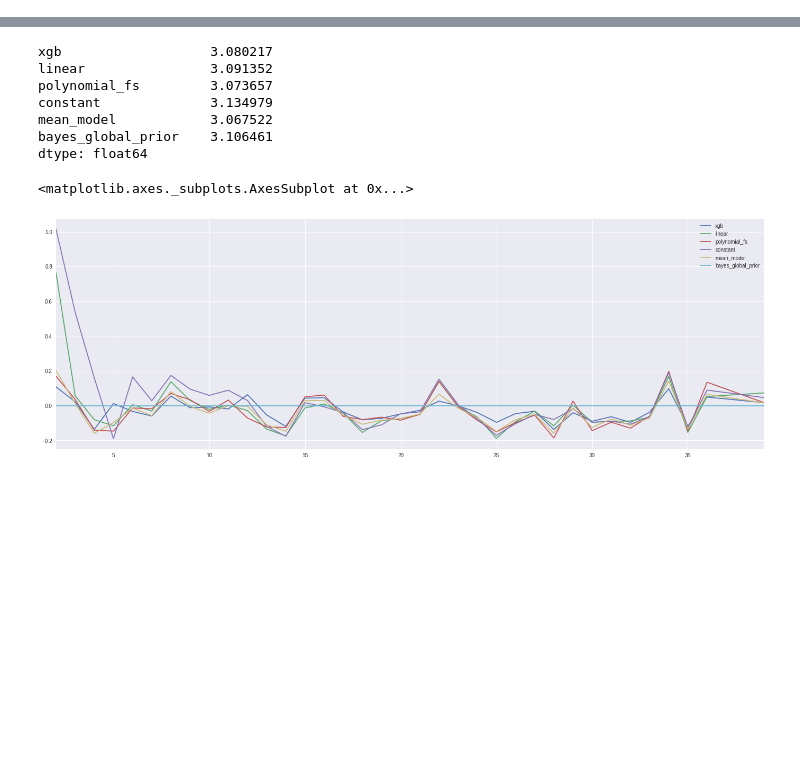
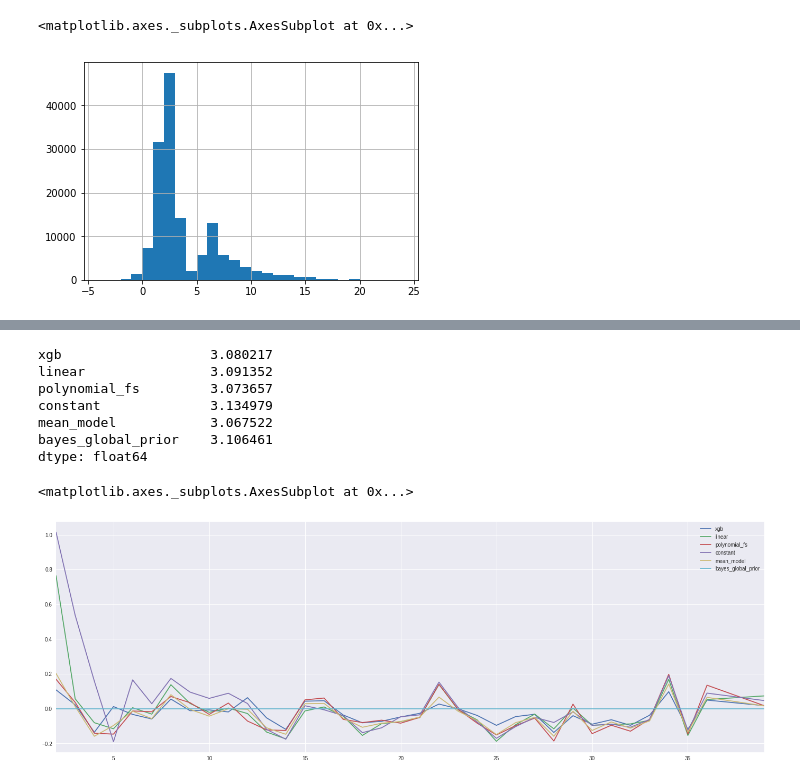
Before and after one commit to joconnor-ml/forecasting-fantasy-football, a Jupyter notebook: Untitled.ipynb, the cells around one changed output, grey strips where cells are left out. Drawn from its saved outputs; the diff is of its cells as text; code cells hidden in the pictures; blank space fills up the shorter version.

```diff
--- a/Untitled.ipynb
+++ b/Untitled.ipynb
@@ -1,2 +1,11 @@
 # %%
 import pandas as pd
+# %%
+df = pd.read_csv("data/data.csv")
+# %%
+%matplotlib inline
+import numpy as np
+df[df.target_minutes>30].target.hist(bins=np.arange(-4,25))
+# %% [output]
+<matplotlib.axes._subplots.AxesSubplot at 0x...>
+[figure, added]
```
Also changed, not shown: parts of 15 cells of this notebook, 6 other files.
